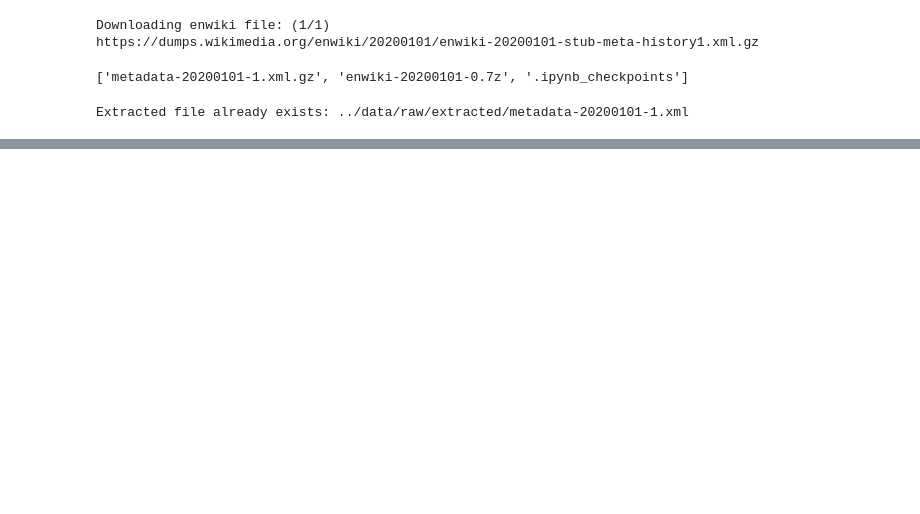
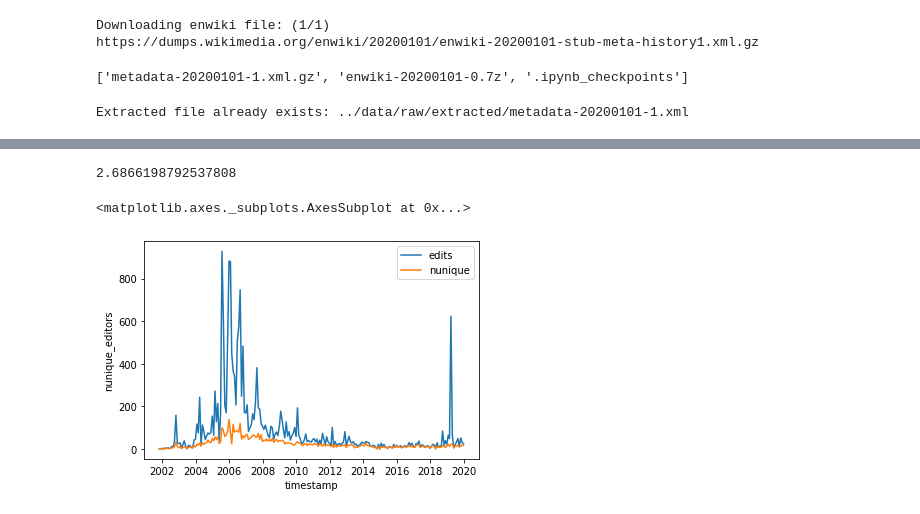
Before and after one commit to Jonwlin/DSC180B, a Jupyter notebook: notebooks/CleanedWikiPopularity.ipynb, the cells around one changed output, grey strips where cells are left out. Cells and saved outputs as stored; diff of their text form; code cells hidden in the pictures; blank space fills up the shorter version.

```diff
--- a/notebooks/CleanedWikiPopularity.ipynb
+++ b/notebooks/CleanedWikiPopularity.ipynb
@@ -41,0 +71,6 @@ Writing AccessibleComputing 13 revisions to popularity_dump.txt
+# %%
+from engagement_score import lightdump_to_db
+
+lightdump_file = "../data/temp/popularity_dump.txt"
+outfile = "../data/out/articles.db"
+lightdump_to_db(lightdump_file, outfile)
@@ -41,0 +101,6 @@ Writing AccessibleComputing 13 revisions to popularity_dump.txt
+# %%
+from engagement_score import selectArticlesDB
+
+test_df = selectArticlesDB(outfile, ['Autism', "Anarchism"])
+df = selectArticlesDB(outfile, ['Anarchism'])
+df
@@ -41,0 +123,11 @@ Writing AccessibleComputing 13 revisions to popularity_dump.txt
+# %%
+import seaborn as sns
+import matplotlib.pyplot as plt
+
+print( np.mean(df['edits'] / df['nunique_editors']) )
+sns.lineplot(x='timestamp', y='edits', data=df, label='edits')
+sns.lineplot(x='timestamp', y='nunique_editors', data=df, label='nunique')
+# %% [output]
+2.6866198792537808
+<matplotlib.axes._subplots.AxesSubplot at 0x...>
+[figure, added]
```
Also changed, not shown: parts of 18 cells of this notebook, 2 other files.
